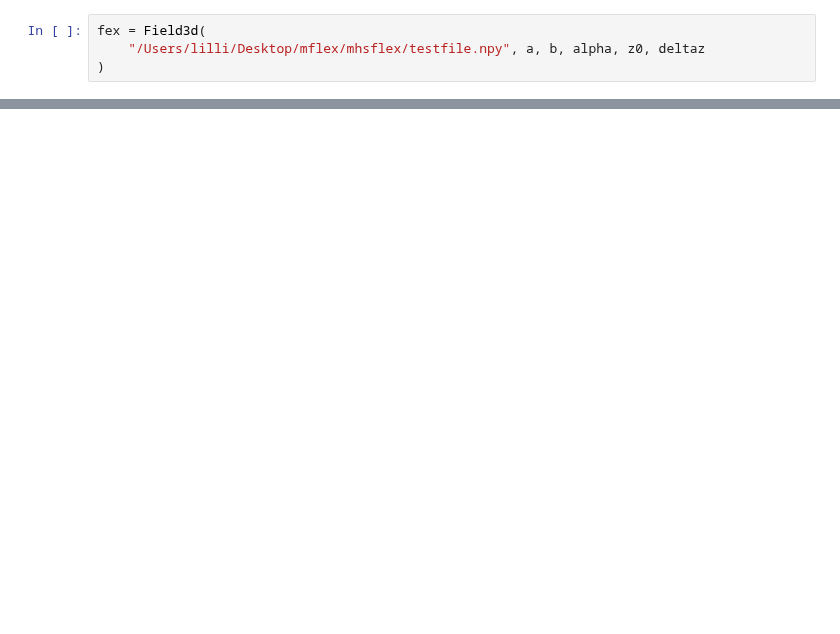
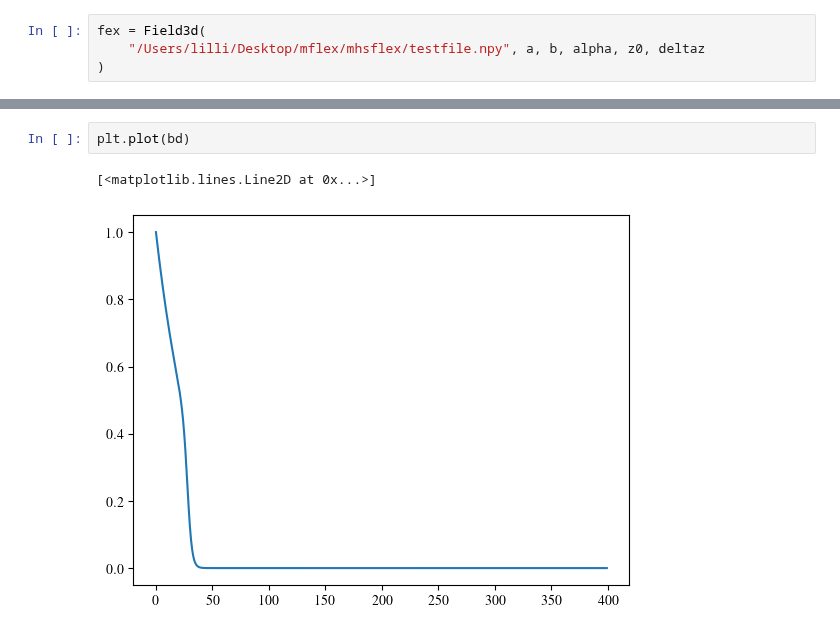
Before and after one commit to LMNadol/mflex, a Jupyter notebook: mhsflex/test.ipynb, the cells around one changed output, grey strips where cells are left out. Cells and saved outputs as stored; diff of their text form; blank space fills up the shorter version.

```diff
--- a/mhsflex/test.ipynb
+++ b/mhsflex/test.ipynb
@@ -65,0 +80,5 @@ fex.plot()
+# %%
+plt.plot(bd)
+# %% [output]
+[<matplotlib.lines.Line2D at 0x...>]
+[figure, added]
```
Also changed, not shown: parts of 8 cells of this notebook, 4 other files.
